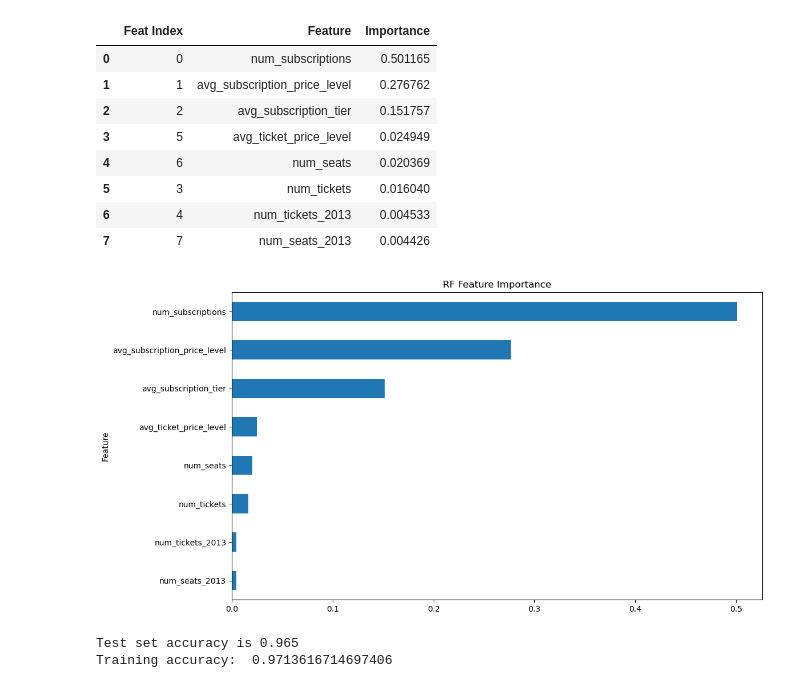
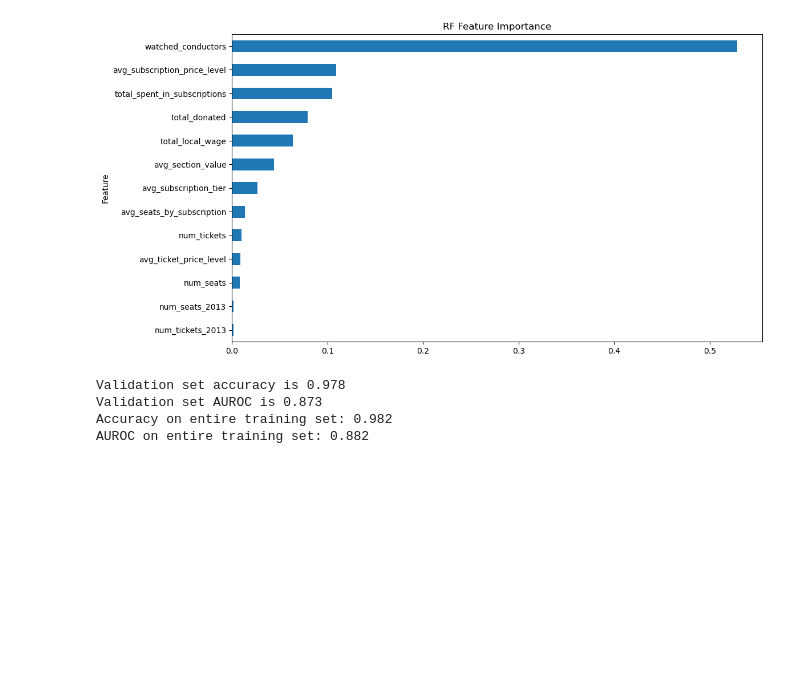
Before and after one commit to jpscardoso97/philarmoniab-kaggle, a Jupyter notebook: notebooks/test.ipynb, the cells around one changed output. Drawn from its saved outputs; the diff is of its cells as text; code cells hidden in the pictures; blank space fills up the shorter version.

```diff
--- a/notebooks/test.ipynb
+++ b/notebooks/test.ipynb
@@ -233,25 +325,25 @@ def train_random_forest(columns, X_train_scaled, y_train, X_test_scaled, y_test)
 
     return rf_model
 # %%
-X_train = train.copy()
+X = train.copy()
 
-X_train = add_features(X_train)
+X = add_features(X)
 
-X = X_train.drop(['account.id', 'ID', 'label'], axis=1)
-y = train['label']
+y = X['label']
+X = X.drop(['account.id', 'ID', 'label'], axis=1)
 
-X_train,X_test,y_train,y_test = train_test_split(X, y, random_state=0,test_size=0.2)
+X_train,X_val,y_train,y_val = train_test_split(X, y, random_state=0,test_size=0.2)
 
 scaler = StandardScaler()
-X_train_scaled = scaler.fit_transform(X_train)
-X_test_scaled = scaler.transform(X_test)
+#X_train_scaled = scaler.fit_transform(X_train)
+#X_val_scaled = scaler.transform(X_val)
 
-model = train_random_forest(X.columns, X_train_scaled, y_train, X_test_scaled, y_test)
+#model = train_random_forest(X.columns, X_train_scaled, y_train, X_val_scaled, y_val)
+model = train_random_forest(X.columns, X_train, y_train, X_val, y_val)
 
-#model = train_lr(X_train_scaled, y_train, X_test_scaled, y_test)
+model.fit(X,y)
 
-model.fit(X_train,y_train)
-
-preds = model.predict(X_train)
-print("Training accuracy: ", np.mean(preds == y_train))
+preds = model.predict(X)
+print('Accuracy on entire training set: {:.3f}'.format(accuracy_score(y,preds)))
+print('AUROC on entire training set: {:.3f}'.format(roc_auc_score(y,preds)))
 # %% [output]
@@ -264,15 +364,8 @@ print("Training accuracy: ", np.mean(preds == y_train))
-|  | Feat Index | Feature | Importance |
-| 0 | 0 | num_subscriptions | 0.501165 |
-| 1 | 1 | avg_subscription_price_level | 0.276762 |
-| 2 | 2 | avg_subscription_tier | 0.151757 |
-| 3 | 5 | avg_ticket_price_level | 0.024949 |
-| 4 | 6 | num_seats | 0.020369 |
-| 5 | 3 | num_tickets | 0.016040 |
-| 6 | 4 | num_tickets_2013 | 0.004533 |
-| 7 | 7 | num_seats_2013 | 0.004426 |
-[figure, old version]
+[figure, new version]
-Test set accuracy is 0.965
-Training accuracy:  0.9713616714697406
+Validation set accuracy is 0.978
+Validation set AUROC is 0.873
+Accuracy on entire training set: 0.982
+AUROC on entire training set: 0.882
 # %%
 X_test = final_test.copy()
 
```
Also changed, not shown: parts of 7 cells of this notebook, 12 other files.
